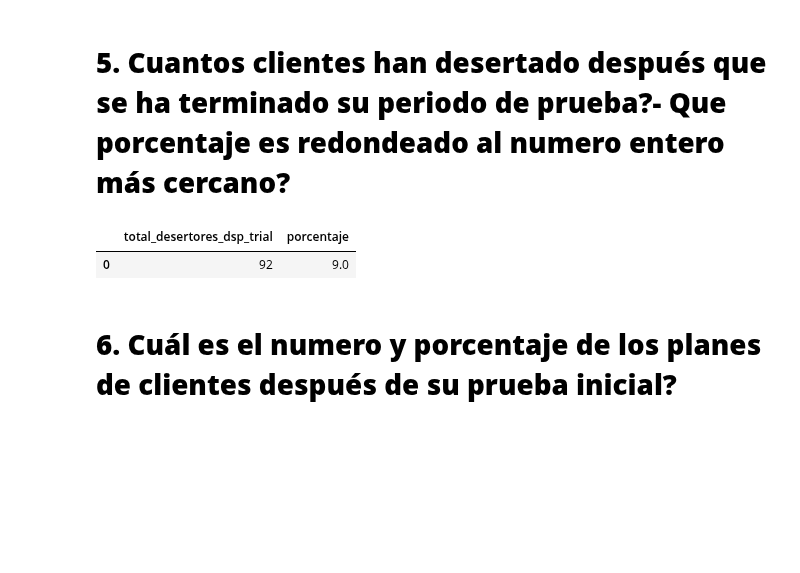
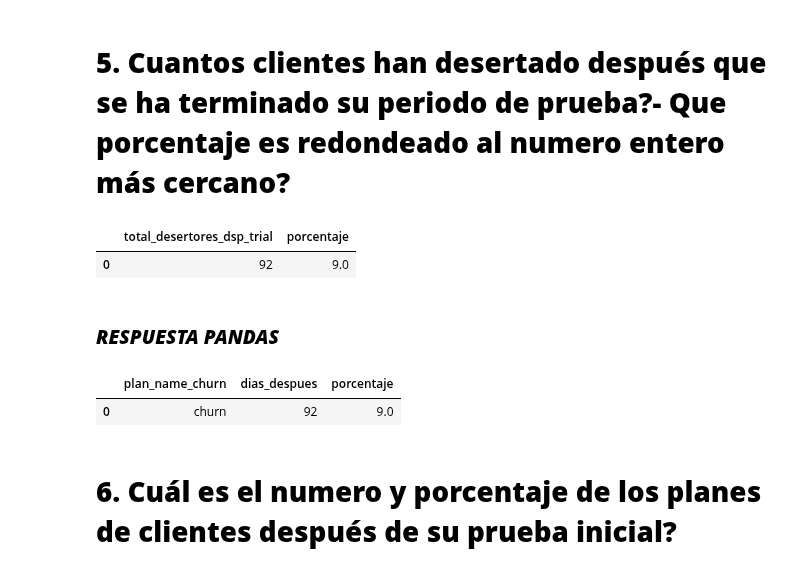
Before and after one commit to LLAES07/SQL_DESAFIO, a Jupyter notebook: Caso_3/Caso_3.ipynb, the cells around one changed output. Drawn from its saved outputs; the diff is of its cells as text; code cells hidden in the pictures; blank space fills up the shorter version.

Commit message:
Comenzando a poblar con las soluciones de pandas

```diff
--- a/Caso_3/Caso_3.ipynb
+++ b/Caso_3/Caso_3.ipynb
@@ -2969,6 +2969,30 @@ pd.read_sql_query(query, connection)
 # %% [output]
 |  | total_desertores_dsp_trial | porcentaje |
 | 0 | 92 | 9.0 |
+# %% [markdown]
+### ***RESPUESTA PANDAS***
+# %%
+# 1ero encontrar los clientes que han pasado por plan trial
+trial_df = df_merge.loc[df_merge['plan_name']=='trial']
+
+# 2do encontrar los clientes que han desertado
+
+churn_df = df_merge.loc[df_merge['plan_name']=='churn']
+
+
+
+df_results = pd.merge(trial_df, churn_df, on='customer_id', suffixes=['_trail', '_churn'])
+df_results['dias_despues'] = np.where(
+    df_results['start_date_churn'] <= df_results['start_date_trail'] + pd.Timedelta(days=7),
+    1,
+    0
+)
+df_results = df_results.groupby(['plan_name_churn'], as_index=False)['dias_despues'].sum()
+df_results['porcentaje'] = round(df_results['dias_despues']*100.0 / trial_df.shape[0])
+df_results
+# %% [output]
+|  | plan_name_churn | dias_despues | porcentaje |
+| 0 | churn | 92 | 9.0 |
 # %% [markdown]
 # **6. Cuál es el numero y porcentaje de los planes de clientes después de su prueba inicial?**
 # %%
```
Also changed, not shown: parts of 3 cells of this notebook.
